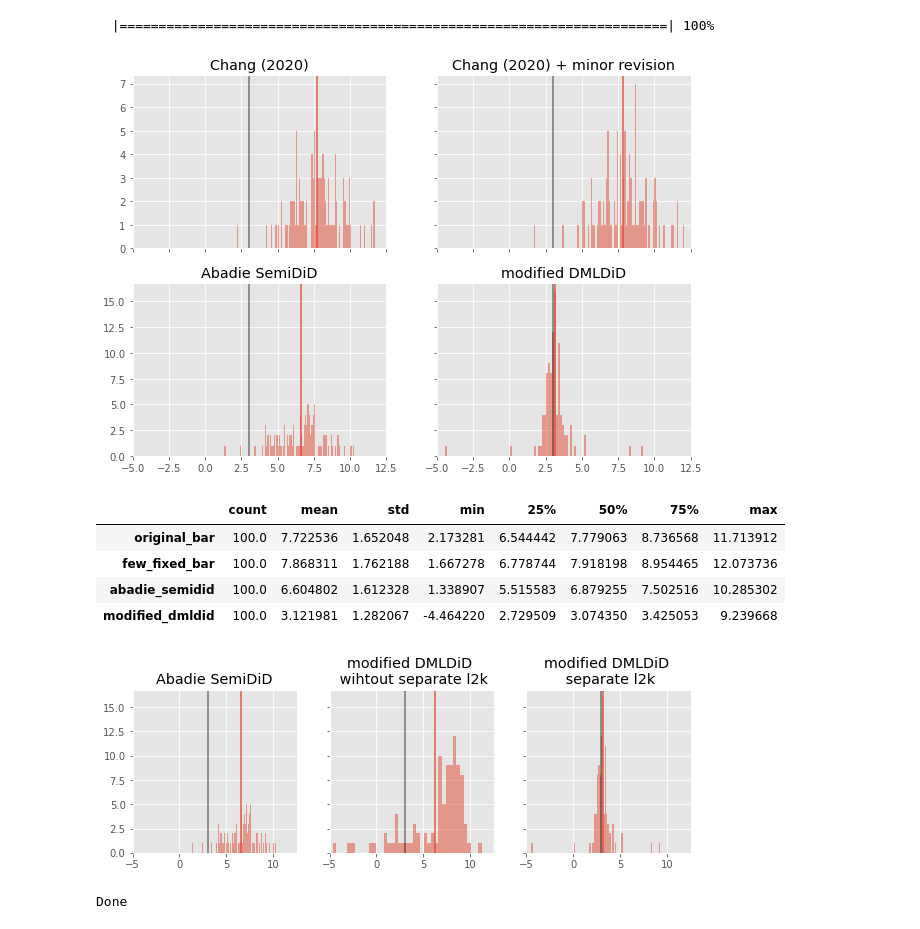
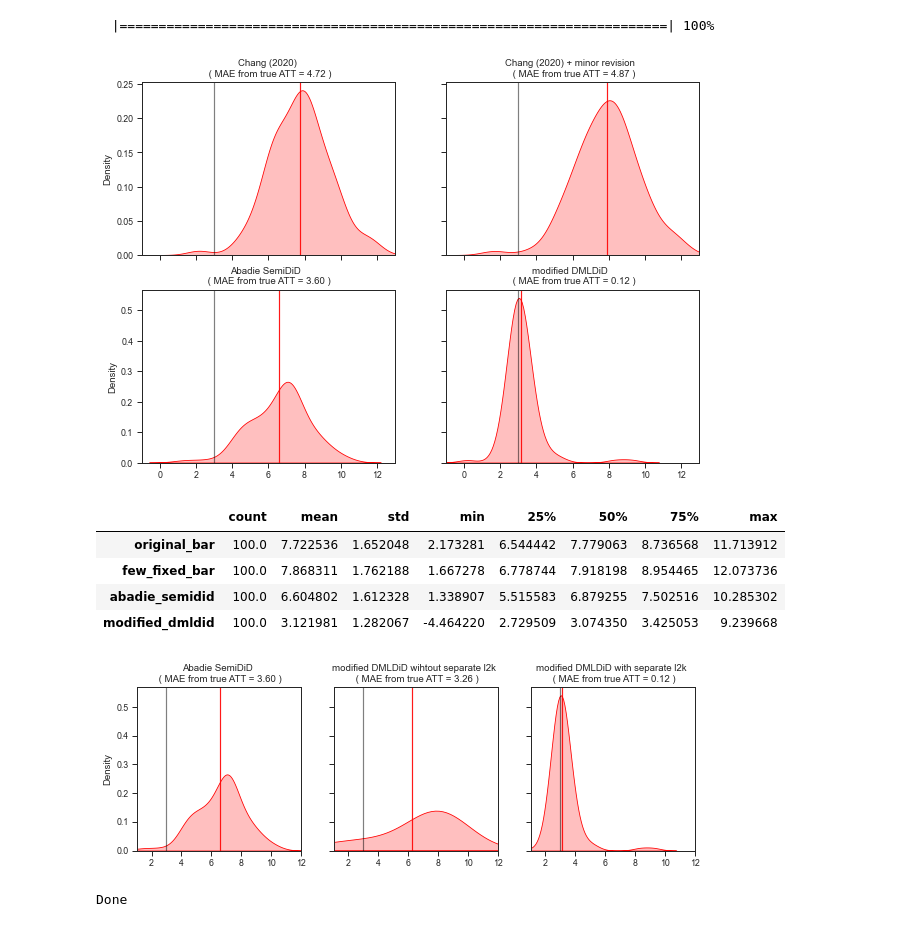
Before and after one commit to MasaAsami/modified_DMLDiD_RCS, a Jupyter notebook: notebooks/DMLDiD_RCS_with_SIMDATA.ipynb, the cells around one changed output. Cells and saved outputs as stored; diff of their text form; code cells hidden in the pictures.

Commit message:
[fix] plot for paper

```diff
--- a/notebooks/DMLDiD_RCS_with_SIMDATA.ipynb
+++ b/notebooks/DMLDiD_RCS_with_SIMDATA.ipynb
@@ -13,7 +13,11 @@ import numpy as np
 from matplotlib import pyplot as plt
 import seaborn as sns
 
-plt.style.use("ggplot")
+#plt.style.use("ggplot")
+sns.set_theme(style="ticks")
+sns.set_context("paper")
+sns.color_palette("husl", 8)
+#plt.style.use('grayscale')
 
 import re
 from tqdm import tqdm
@@ -361,10 +365,10 @@ R[write to console]: Loaded glmnet 4.1-3
 %R -o fixed_r_result_list
 # %%
 _label = [
-    "Chang (2020)",
-    "Chang (2020) + minor revision",
-    "Abadie SemiDiD",
-    "modified DMLDiD",
+    f"Chang (2020) \n ( MAE from true ATT = {np.abs(3-np.mean(r_result_list)):.2f} )",
+    f"Chang (2020) + minor revision  \n ( MAE from true ATT = {np.abs(3-np.mean(fixed_r_result_list)):.2f} )",
+    f"Abadie SemiDiD  \n ( MAE from true ATT = {np.abs(3-np.mean(abadie_semidid)):.2f} )",
+    f"modified DMLDiD  \n ( MAE from true ATT = {np.abs(3-np.mean( linear_dml_with_separate)):.2f} )",
 ]
 result_df = pd.DataFrame(
     {
@@ -377,16 +381,18 @@ result_df = pd.DataFrame(
 fig, ax = plt.subplots(2, 2, sharex="col", sharey="row", figsize=(10, 7))
 ax = ax.ravel()
 for i, _col in enumerate(result_df.columns):
-    ax[i].hist(result_df[_col], bins=100, alpha=0.5)
-    ax[i].set_xlim(-5,12.5)
+    #ax[i].hist(result_df[_col], bins=100, alpha=0.5)
+    sns.kdeplot(result_df[_col], shade=True, color="red", ax=ax[i])
+    ax[i].set_xlim(-1,13)
     ax[i].set_title(_label[i])
     ax[i].axvline(x=3, alpha=0.5, color="black")
-    ax[i].axvline(x=result_df[_col].mean(), alpha=0.9)
+    ax[i].axvline(x=result_df[_col].mean(),  color="red", alpha=0.9)
+    ax[i].set_xlabel("")
 
 fig.savefig("../fig/simdata_result_unobserved_ps.png")
 plt.show()
 # %% [output]
-[figure, old version]
+[figure, new version]
 # %%
 result_df.describe().T
 # %% [output]
@@ -397,30 +403,34 @@ result_df.describe().T
 | modified_dmldid | 100.0 | 3.121981 | 1.282067 | -4.464220 | 2.729509 | 3.074350 | 3.425053 | 9.239668 |
 # %%
 _label = [
-    "Abadie SemiDiD",
-     "modified DMLDiD \n wihtout separate l2k",
-    "modified DMLDiD \n separate l2k",
+    f"Abadie SemiDiD \n ( MAE from true ATT = {np.abs(3-np.mean(abadie_semidid)):.2f} )",
+    f"modified DMLDiD wihtout separate l2k \n ( MAE from true ATT = {np.abs(3-np.mean(linear_dml)):.2f} )",
+    f"modified DMLDiD with separate l2k \n ( MAE from true ATT = {np.abs(3-np.mean( linear_dml_with_separate)):.2f} )",
 ]
 result_df = pd.DataFrame(
     {
         "abadie_semidid": abadie_semidid,
         "modified_dmldid": linear_dml,
         "modified_dmldid_with_separate": linear_dml_with_separate
     }
 )
+
 fig, ax = plt.subplots(1, 3, sharex="col", sharey="row", figsize=(10, 3))
 ax = ax.ravel()
 for i, _col in enumerate(result_df.columns):
-    ax[i].hist(result_df[_col], bins=100, alpha=0.5)
-    ax[i].set_xlim(-5,12.5)
+    sns.kdeplot(result_df[_col], shade=True, color="red", ax=ax[i])
+    # ax[i].hist(result_df[_col], bins=50,color="red",alpha=0.5)
+    ax[i].set_xlim(1,12)
+
     ax[i].set_title(_label[i])
     ax[i].axvline(x=3, alpha=0.5, color="black")
-    ax[i].axvline(x=result_df[_col].mean(), alpha=0.9)
+    ax[i].axvline(x=result_df[_col].mean(), color="red", alpha=0.9)
+    ax[i].set_xlabel("")
 
 fig.savefig("../fig/simdata_result_unobserved_ps_separate_or_not.png")
 plt.show()
 # %% [output]
-[figure, old version]
+[figure, new version]
 # %%
 print("Done")
 # %% [output]
```
Also changed, not shown: parts of 1 cell of this notebook, 18 other files.
